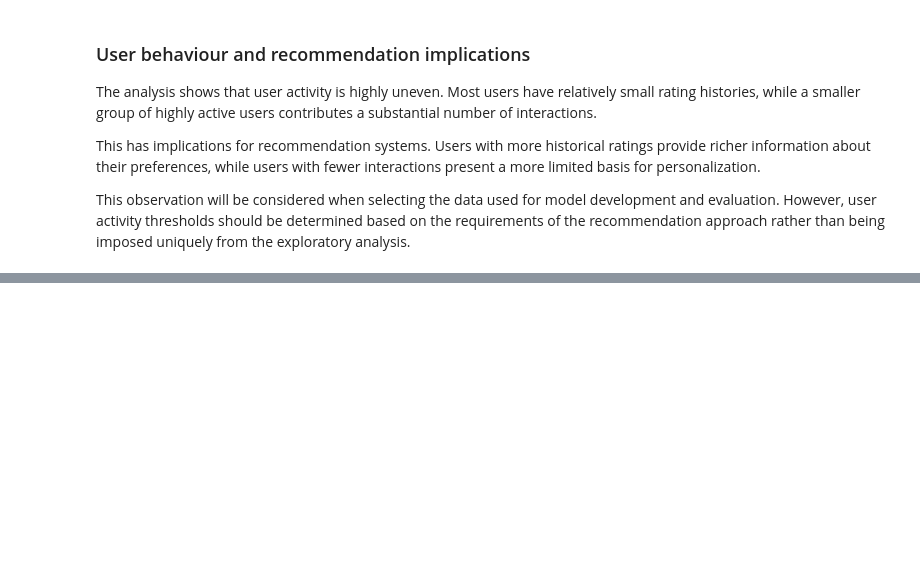
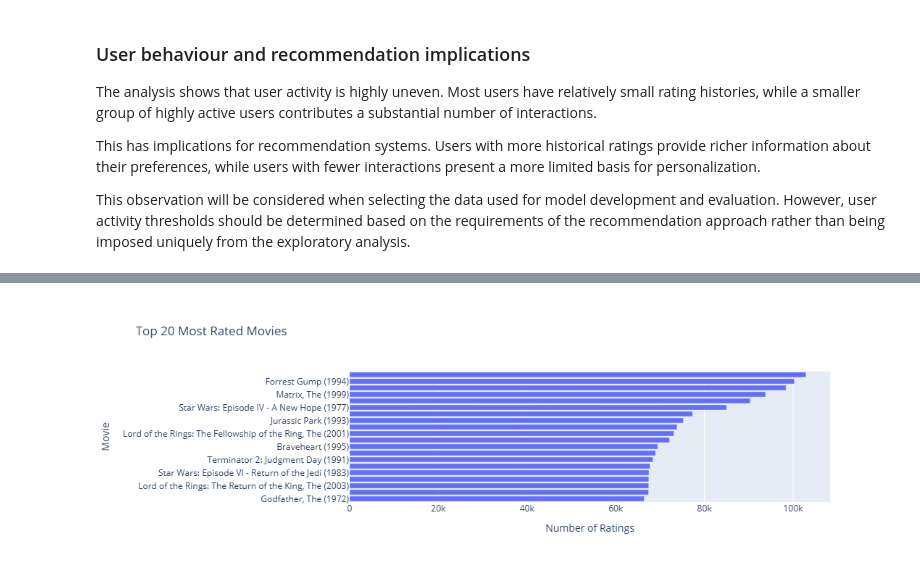
Before and after one commit to adriana-d28/MovieLens_exploratory_analysis, a Jupyter notebook: notebooks/01_movielens_exploratory_analysis.ipynb, the cells around one changed output, grey strips where cells are left out. Cells and saved outputs as stored; diff of their text form; code cells hidden in the pictures; blank space fills up the shorter version.

```diff
--- a/notebooks/01_movielens_exploratory_analysis.ipynb
+++ b/notebooks/01_movielens_exploratory_analysis.ipynb
@@ -541,0 +617,13 @@ This observation will be considered when selecting the data used for model devel
+# %%
+# Finding top 20 most rated movies
+top_movies = (
+    movie_rating_counts
+    .sort_values(ascending=False)
+    .head(20)
+    .rename_axis("movieId")
+    .reset_index(name="rating_count")
+)
+
+top_movies = top_movies.merge(movies[["movieId", "title"]], on="movieId", how="left")
+
+top_movies
@@ -541,0 +648,17 @@ This observation will be considered when selecting the data used for model devel
+# %%
+fig = px.bar(
+    top_movies.sort_values("rating_count"),
+    x="rating_count",
+    y="title",
+    orientation="h",
+    title="Top 20 Most Rated Movies",
+    labels={
+        "rating_count": "Number of Ratings",
+        "title": "Movie"
+    })
+
+fig.update_layout(yaxis_title="Movie", xaxis_title="Number of Ratings")
+
+fig.show()
+# %% [output]
+[figure, added]
```
Also changed, not shown: parts of 10 cells of this notebook.
